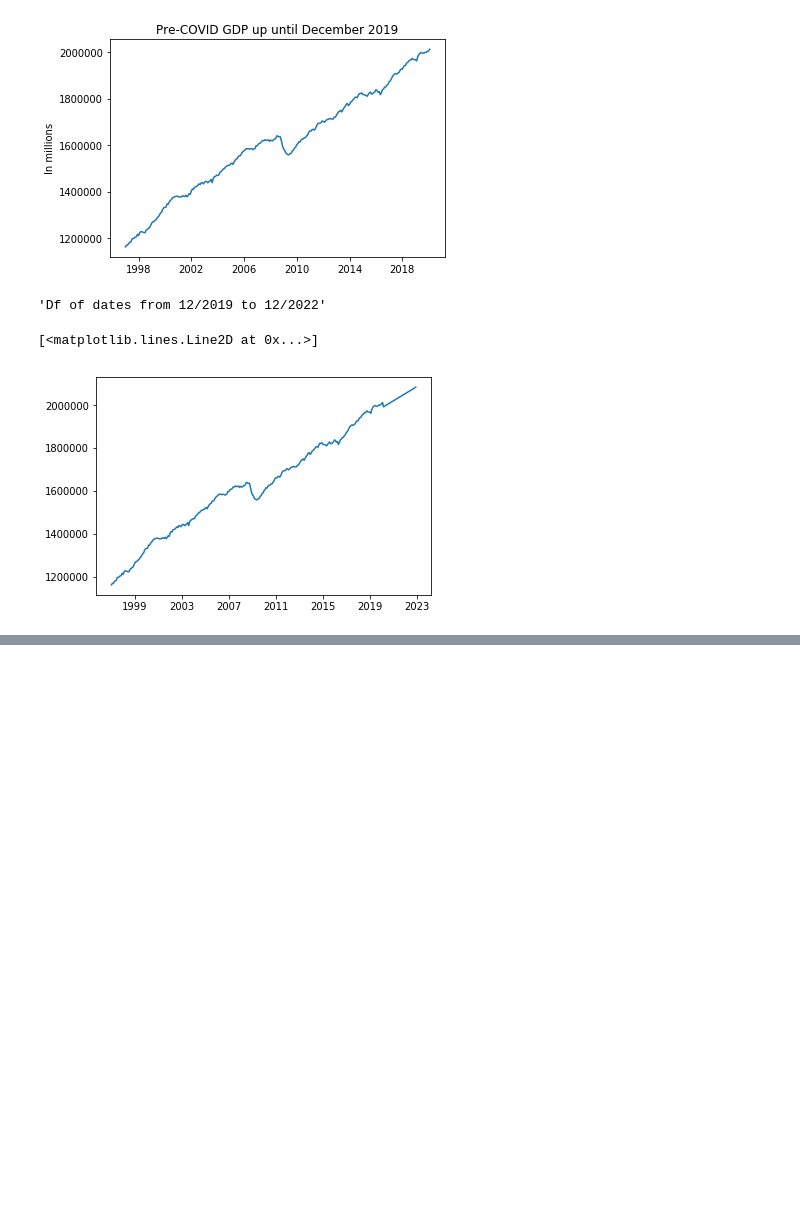
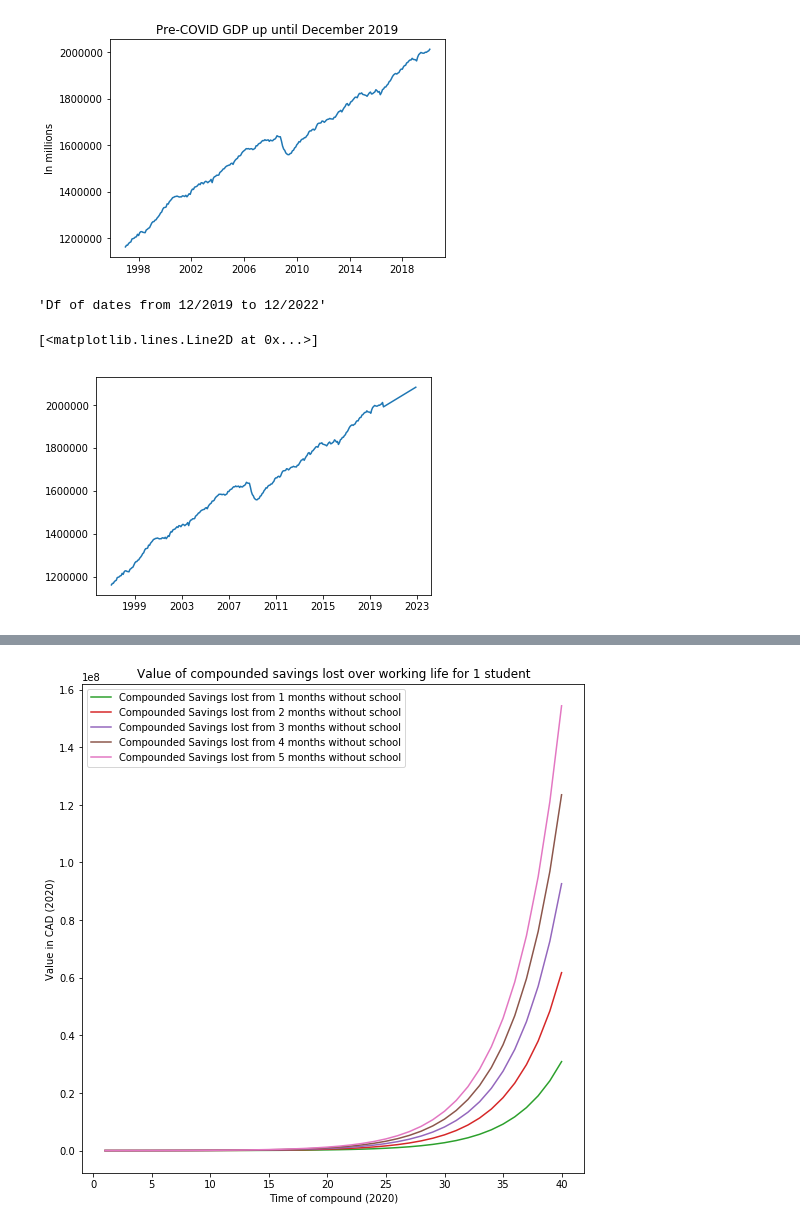
Before and after one commit to cb-ds-1/m2-6-project2, a Jupyter notebook: project2-jl.ipynb, the cells around one changed output, grey strips where cells are left out. Cells and saved outputs as stored; diff of their text form; code cells hidden in the pictures; blank space fills up the shorter version.

Commit message:
compound interest commits

```diff
--- a/project2-jl.ipynb
+++ b/project2-jl.ipynb
@@ -126,0 +116,78 @@ plt.show()
+# %%
+import math
+import numpy as np
+as_of = "2021-06-01"
+temper = pred_normal_gdp.copy()
+# temper.Value = temper.Value.apply(lambda value: math.log(value))
+# Taken from main source in first cell
+value_lost_per_child_per_month_usd = 21158.0 #21,158 USD from source
+prime_interest_rate = 0.245
+# We use the average effective tax rate imposed on by taxpayers in 2017
+# https://www150.statcan.gc.ca/n1/daily-quotidien/190924/dq190924b-eng.htm
+interest_tax_rate = 0.117
+working_life_from_article = 40
+#converting USD 2020 to USD 2012 (year of our gdp date),
+#https://www.in2013dollars.com/us/inflation/2020?endYear=2012&amount=1
+value_lost_per_child_per_month_usd_inf = value_lost_per_child_per_month_usd * 0.88
+# convert to CAD, take rate on Dec 31 2012
+# https://www.poundsterlinglive.com/bank-of-england-spot/historical-spot-exchange-rates/usd/USD-to-CAD-2012
+value_lost_per_child_per_month = value_lost_per_child_per_month_usd_inf * 0.9948
+
+compounds = pd.DataFrame({
+    'Period': np.arange(1, 41, 1).tolist(),
+    'Rate': [prime_interest_rate] * 40
+})
+
+fig, ax = plt.subplots(figsize=(9, 9))
+
+plt.title('Value of compounded savings lost over working life for 1 student')
+plt.ylabel('Value in CAD (2020)')
+plt.xlabel('Time of compound (2020)')
+
+def compound_int(
+    p,#monthly contribution
+    n,#number of compound periods per year
+    r,#interest rate
+    y,#number of years
+):
+    oneplus = (1+(r/n))
+    raisedtopower2 = ((n*y))
+    ratedividedbynumberoftimes = r/n
+
+    halfdone = (((oneplus**raisedtopower2)-1)/ratedividedbynumberoftimes)
+    return p*halfdone
+#     return p * (1+r) ** y + \
+#            n * (1+r) * ((1+r) ** y - 1) / r
+
+def calculate_costs_for(months=1):
+    global ax
+    global prime_interest_rate
+    global compounds
+    amount_lost_over_working_life = value_lost_per_child_per_month * float(months)
+
+    amount_lost_per_year_of_working_life = (amount_lost_over_working_life) / working_life_from_article
+
+    def apply_compounds(period):
+        return compound_int(
+            amount_lost_per_year_of_working_life / 12,
+            12,
+            prime_interest_rate,
+            float(period)
+        )
+    compounds['Amount_{m}'.format(m=months)] = compounds.Period.apply(apply_compounds)
+    compounds['Deposited_{m}'.format(m=months)] = amount_of_monthly_deficit_from_202009 * (compounds['Period'] * 12)
+    compounds['Interest_{m}'.format(m=months)] = compounds['Amount_{m}'.format(m=months)] - compounds['Deposited_{m}'.format(m=months)]
+    compounds['TaxAmount_{m}'.format(m=months)] = compounds['Interest_{m}'.format(m=months)] * interest_tax_rate
+    ax.plot(
+        compounds['Period'],
+        compounds['Amount_{m}'.format(m=months)],
+        'C{m}'.format(m=months+1),
+        label='Compounded Savings lost from {m} months without school'.format(m=months)
+    )
+    ax.legend()
+
+for i in range(1, 6):
+    calculate_costs_for(i)
+plt.show()
+# %% [output]
+[figure, added]
```
Also changed, not shown: parts of 6 cells of this notebook, 1 other file.
